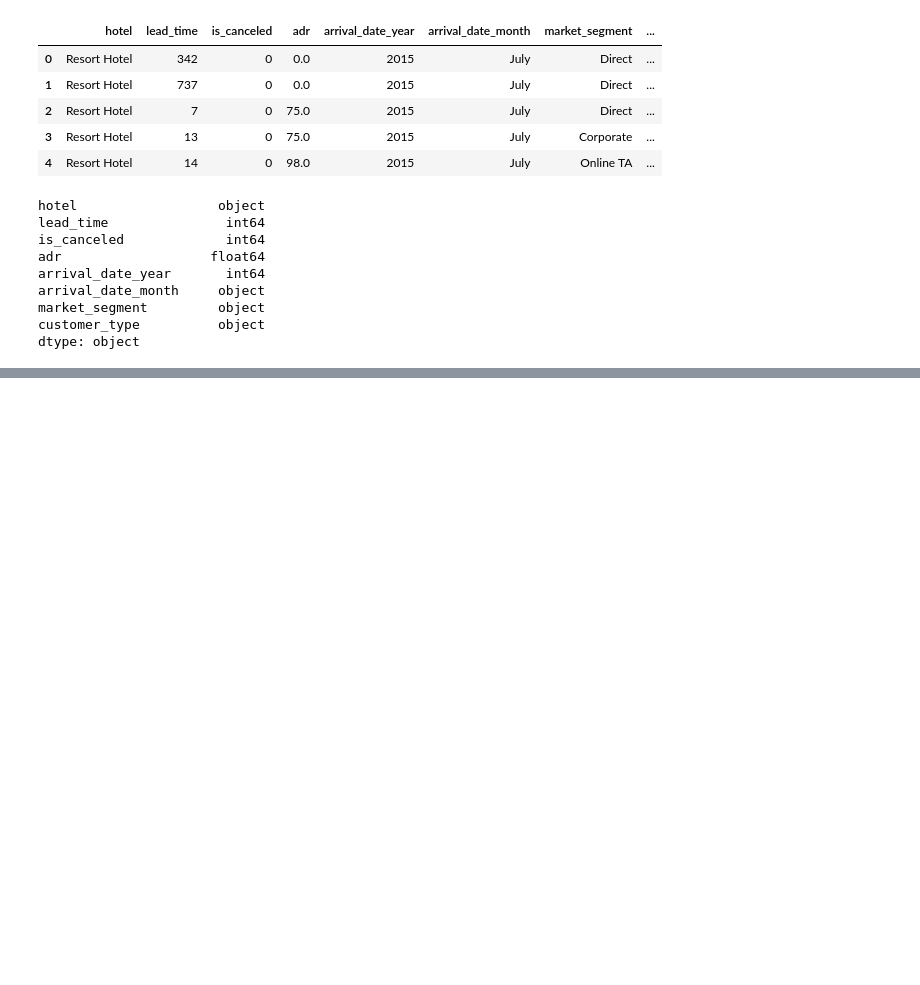
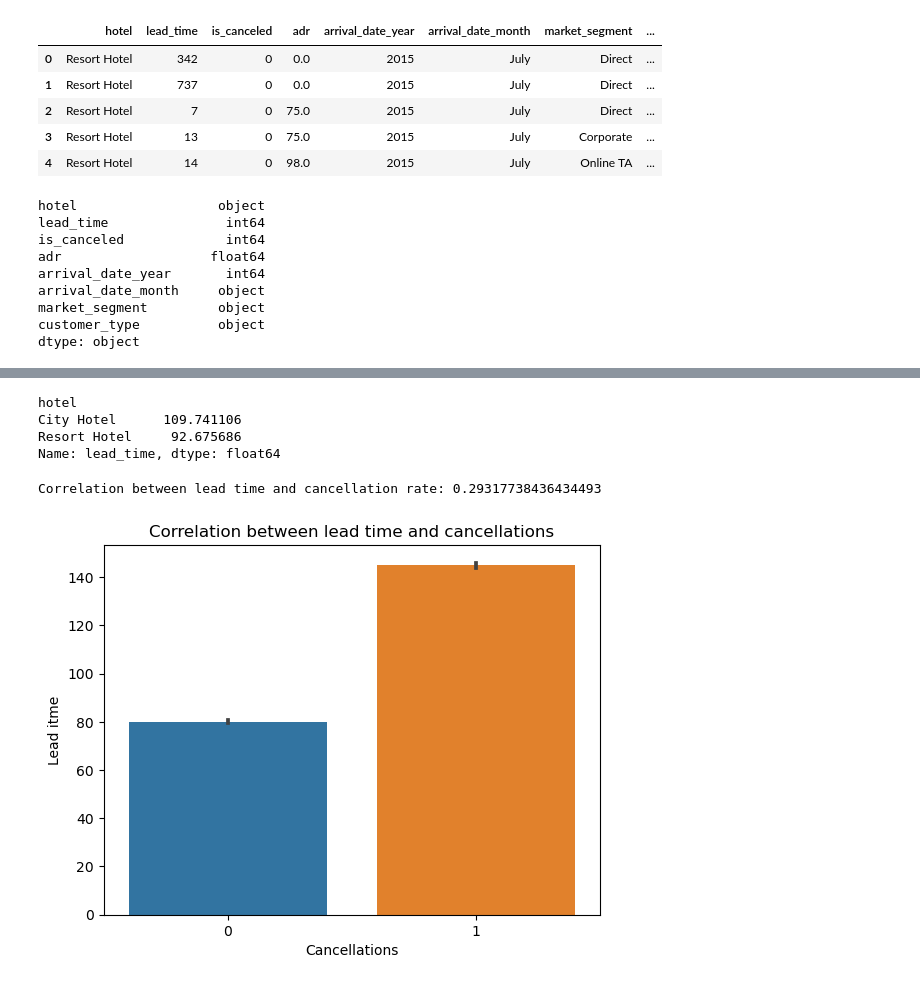
Before and after one commit to nachogalasso/da_python, a Jupyter notebook: hotel_bookings/hb_analysis.ipynb, the cells around one changed output, grey strips where cells are left out. Saved outputs shown, nothing was run; the diff lists cells and outputs as text; code cells hidden in the pictures; blank space fills up the shorter version.

Commit message:
correlations analysis

```diff
--- a/hotel_bookings/hb_analysis.ipynb
+++ b/hotel_bookings/hb_analysis.ipynb
@@ -634,0 +636,24 @@ dtype: object
+# %%
+# Average lead time bookings
+bavg_lead_time = df_book_lt.groupby('hotel')['lead_time'].mean()
+print(bavg_lead_time)
+# %% [output]
+hotel
+City Hotel      109.741106
+Resort Hotel     92.675686
+Name: lead_time, dtype: float64
+# %%
+# Let's analyze the correlation between lead time and cancellations
+corr_cancellation = df_book_lt['lead_time'].corr(df_book_lt['is_canceled'])
+print(f"Correlation between lead time and cancellation rate: {corr_cancellation}")
+
+
+# Data visualization
+sns.barplot(x='is_canceled', y='lead_time', data=df_book_lt)
+plt.title('Correlation between lead time and cancellations')
+plt.xlabel('Cancellations')
+plt.ylabel('Lead itme')
+plt.show()
+# %% [output]
+Correlation between lead time and cancellation rate: 0.29317738436434493
+[figure, added]
```
Also changed, not shown: parts of 4 cells of this notebook.
